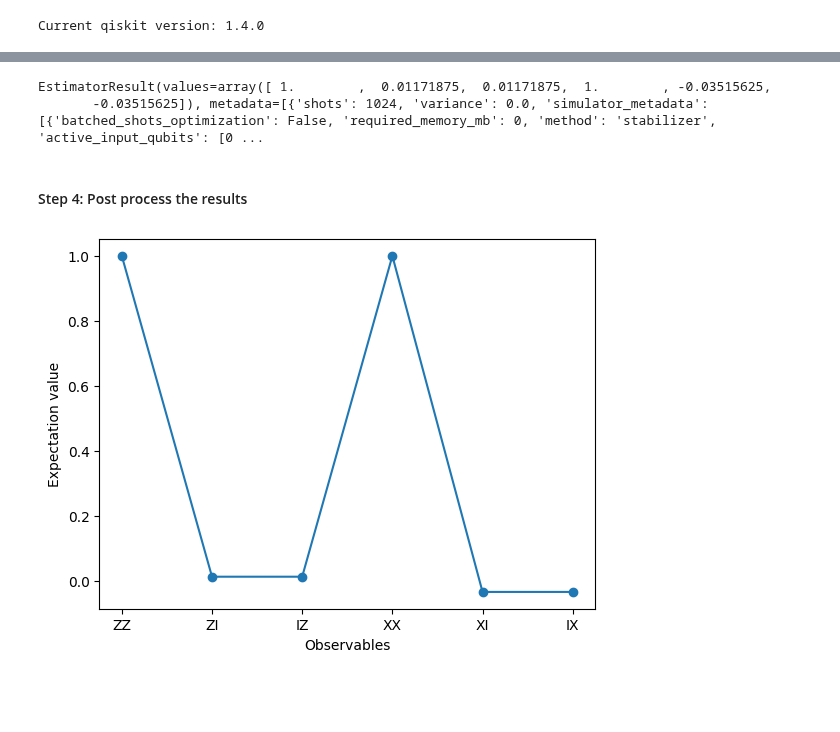
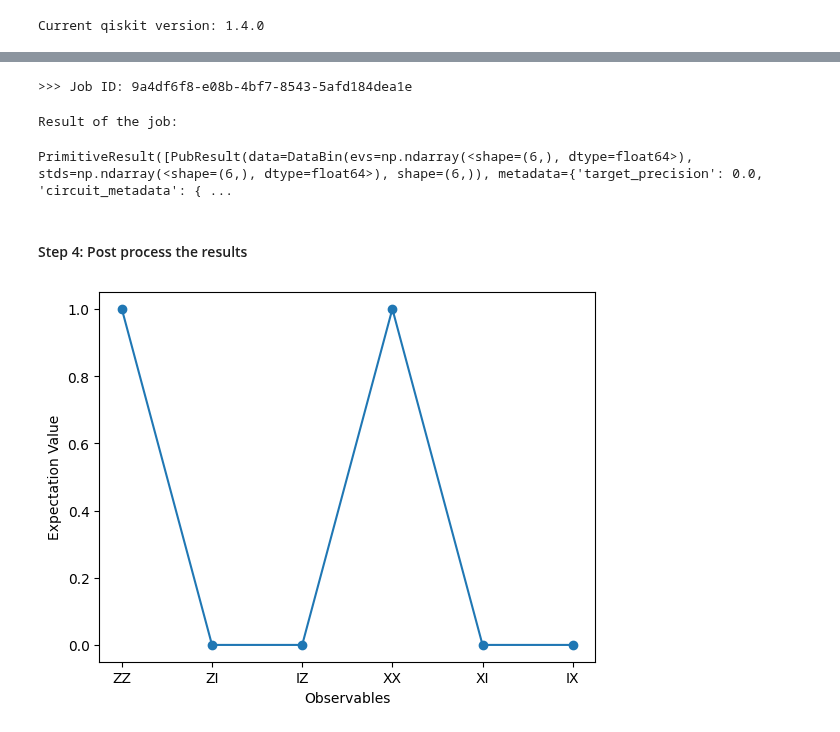
Before and after one commit to Weidsn/Quantum_Computational_Fluid_Dynamics, a Jupyter notebook: Qiskit/Qiskit_Sample_Run.ipynb, the cells around one changed output, grey strips where cells are left out. Saved outputs shown, nothing was run; the diff lists cells and outputs as text; code cells hidden in the pictures; blank space fills up the shorter version.

```diff
--- a/Qiskit/Qiskit_Sample_Run.ipynb
+++ b/Qiskit/Qiskit_Sample_Run.ipynb
@@ -46,3 +34,10 @@ You can choose your desired quantum backend to connect to.
+# %%
+# # Choosing the least busy backend
+# backend = RuntimeService.get_least_busy(operational = True, simulator=False)
+
+# # You can also use a fake backend for simulation. For heavier workloads, use qiskit Aer Simulator.
+from qiskit_ibm_runtime.fake_provider import FakeBrisbane
+backend = FakeBrisbane()
 # %% [markdown]
 ## Qiskit workflow
 
@@ -90,9 +85,15 @@ In qiskit, the `transpiler` is implemented using `pass_manager`.
 # %%
 from qiskit.transpiler.preset_passmanagers import generate_preset_pass_manager
 
-pm = generate_preset_pass_manager(optimization_level=2, backend = None, target=None)
+pm = generate_preset_pass_manager(optimization_level=1, backend = backend)
 
-qc_transiled = pm.run(qc)
+qc_transpiled = pm.run(qc)
 
 # Applying layout to observables
-operators_transiled_list = [op.apply_layout(qc_transiled.layout) for op in obs]
+transpiled_obs = [ob.apply_layout(qc_transpiled.layout) for ob in obs]
+
+# print(len(transpiled_obs))
+
+print("Quantum circuit after hardware-specific optimization:")
+# Draw the transpiled circuit
+qc_transpiled.draw(output='mpl', idle_wires=False)
@@ -101,28 +111,35 @@ operators_transiled_list = [op.apply_layout(qc_transiled.layout) for op in obs]
 # %%
 from qiskit_aer.primitives import Estimator, EstimatorV2, Sampler, SamplerV2
 
-estimator = Estimator()
+estimator = EstimatorV2()
+estimator.options.resilience_level = 1
 
-job = estimator.run([qc]*len(obs), obs)
+job = estimator.run([(qc_transpiled, transpiled_obs)]) # This is a list of tuples
 
 # Alternatively, since we have 6 circuits and 6 observables, we can use the following
-job = estimator.run([qc, qc, qc, qc, qc, qc], obs)
+# job = estimator.run([qc, qc, qc, qc, qc, qc], obs)
 
-job.result()
+
+print(f">>> Job ID: {job.job_id()}")
 # %% [output]
-EstimatorResult(values=array([ 1.        ,  0.01171875,  0.01171875,  1.        , -0.03515625,
-       -0.03515625]), metadata=[{'shots': 1024, 'variance': 0.0, 'simulator_metadata': [{'batched_shots_optimization': False, 'required_memory_mb': 0, 'method': 'stabilizer', 'active_input_qubits': [0 ...
+>>> Job ID: 9a4df6f8-e08b-4bf7-8543-5afd184dea1e
+# %%
+print("Result of the job:")
+job.result()
+# %% [output]
+Result of the job:
+PrimitiveResult([PubResult(data=DataBin(evs=np.ndarray(<shape=(6,), dtype=float64>), stds=np.ndarray(<shape=(6,), dtype=float64>), shape=(6,)), metadata={'target_precision': 0.0, 'circuit_metadata': { ...
 # %% [markdown]
 #### Step 4: Post process the results
 # %%
 import matplotlib.pyplot as plt
 
 data =["ZZ", "ZI", "IZ", "XX", "XI", "IX"]
-values = job.result().values
+values = job.result()[0].data.evs
 
-plt.plot(data,values,"-o") # "-o" means solid line and circle as points
+plt.plot(data,values,"-o") # "-o" means solid line with circle points
 plt.xlabel('Observables')
-plt.ylabel('Expectation value')
+plt.ylabel('Expectation Value')
 plt.show()
 # %% [output]
-[figure, old version]
+[figure, new version]
```
Also changed, not shown: parts of 11 cells of this notebook, 2 other files.
